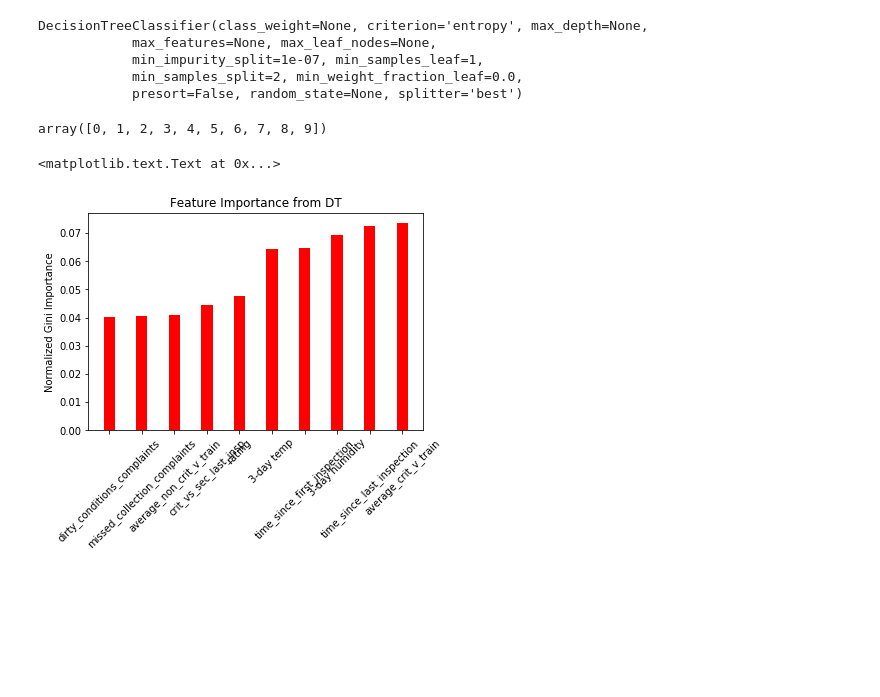
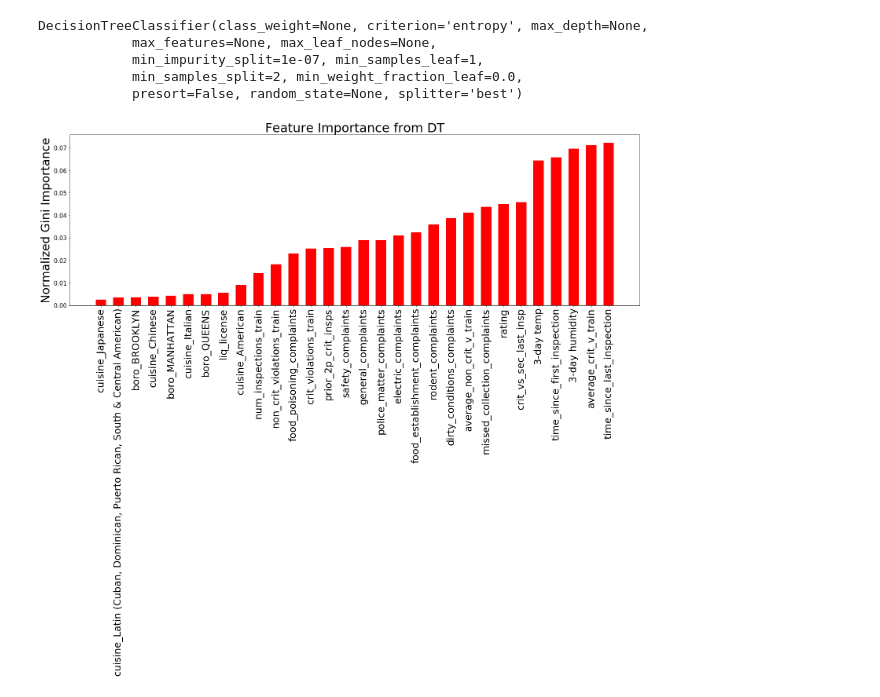
Before and after one commit to jchelmers/urban-data-project, a Jupyter notebook: Feature Importance/Consolidate_New_Features_Jon.ipynb, the cells around one changed output. Drawn from its saved outputs; the diff is of its cells as text; code cells hidden in the pictures; blank space fills up the shorter version.

```diff
--- a/Feature Importance/Consolidate_New_Features_Jon.ipynb
+++ b/Feature Importance/Consolidate_New_Features_Jon.ipynb
@@ -184,25 +184,24 @@ DecisionTreeClassifier(class_weight=None, criterion='entropy', max_depth=None,
             min_impurity_split=1e-07, min_samples_leaf=1,
             min_samples_split=2, min_weight_fraction_leaf=0.0,
             presort=False, random_state=None, splitter='best')
-# %%
-np.arange(len(newdf[-10:].imp.values))
-# %% [output]
-array([0, 1, 2, 3, 4, 5, 6, 7, 8, 9])
 # %%
 import matplotlib.pyplot as plt
 %matplotlib inline
+
 
 #Explicitly pull out the data we need
 newdf = pd.DataFrame({'imp':tree.feature_importances_, 'feat':X_train_norm.columns.values})
 newdf = newdf.sort(columns = 'imp', axis = 0)
 
-fig, ax = plt.subplots()
-width=0.35
-ax.bar(np.arange(len(newdf[-10:].imp.values)), newdf[-10:].imp.values, width, color='r')
-ax.set_xticks(np.arange(len(newdf[-10:].imp.values)))
-ax.set_xticklabels(newdf[-10:].feat.values, rotation=45)
-plt.title('Feature Importance from DT')
-ax.set_ylabel('Normalized Gini Importance')
+fig, ax = plt.subplots(figsize=(26,8))
+
+width=0.6
+ax.bar(np.arange(len(newdf[-30:].imp.values)), newdf[-30:].imp.values, width, color='r')
+ax.set_xticks(np.arange(len(newdf[-30:].imp.values)))
+ax.set_xticklabels(newdf[-30:].feat.values, rotation=90)
+plt.title('Feature Importance from DT',size=32)
+ax.set_ylabel('Normalized Gini Importance',size=30)
+plt.rc('xtick', labelsize=25)
+plt.rc('ytick', labelsize=15)
 # %% [output]
-<matplotlib.text.Text at 0x...>
-[figure, old version]
+[figure, new version]
```
Also changed, not shown: parts of 2 cells of this notebook.
